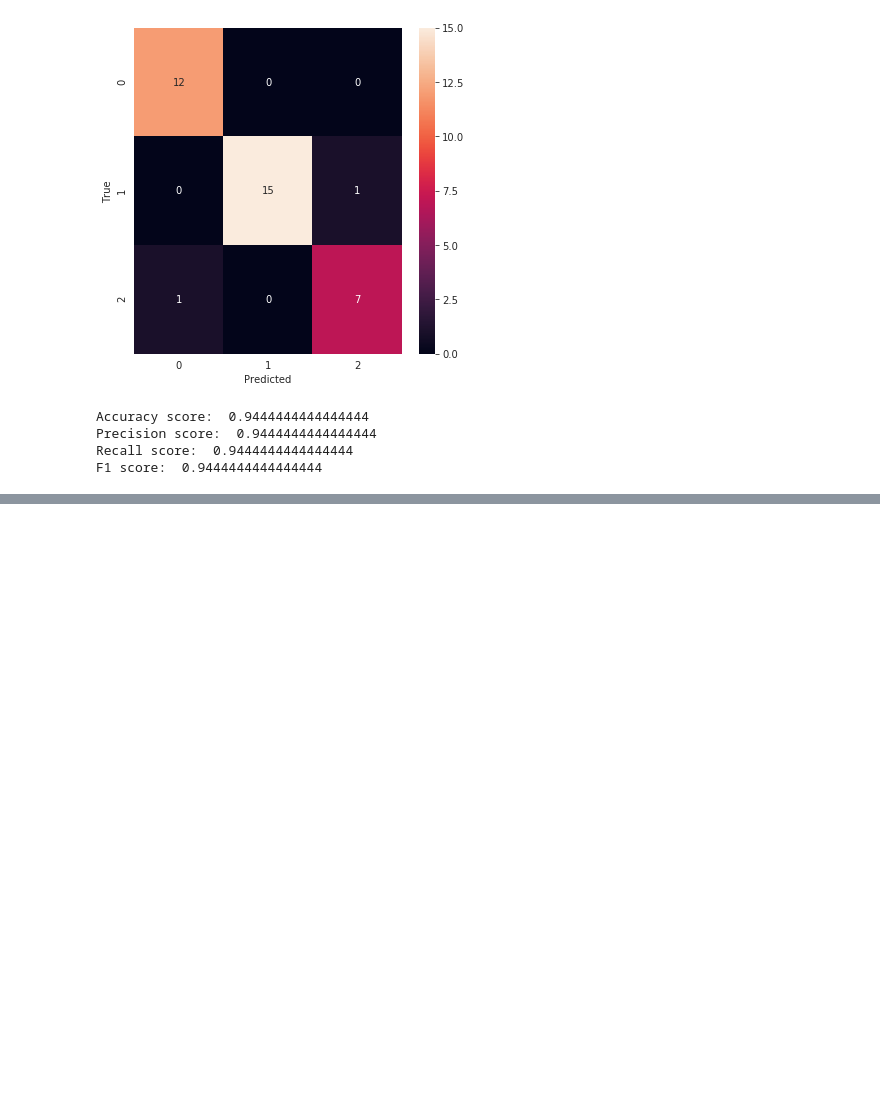
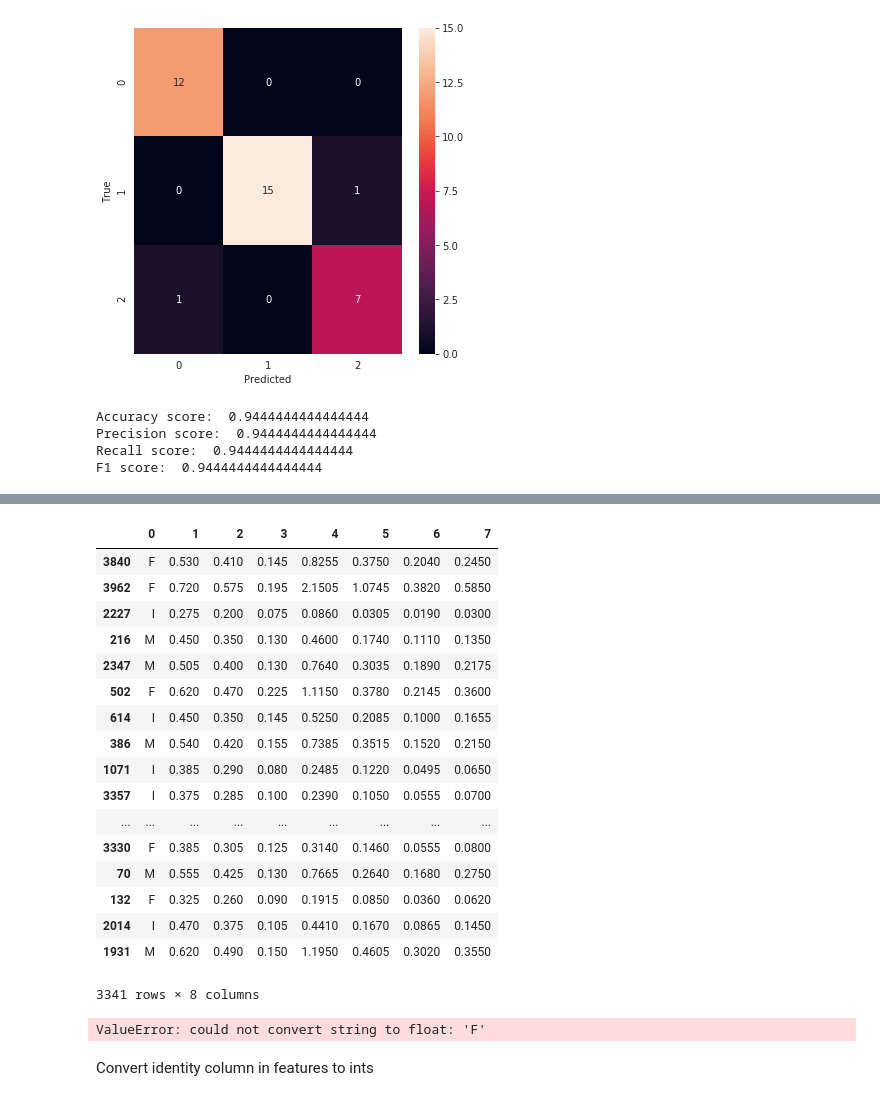
Before and after one commit to chriscross00/ml_py, a Jupyter notebook: naive_bayes/multinomial_nb.ipynb, the cells around one changed output, grey strips where cells are left out. Drawn from its saved outputs; the diff is of its cells as text; code cells hidden in the pictures; blank space fills up the shorter version.

```diff
--- a/naive_bayes/multinomial_nb.ipynb
+++ b/naive_bayes/multinomial_nb.ipynb
@@ -75,0 +88,29 @@ Convert target into 0-5.
+# %%
+X_train
+# %% [output]
+|  | 0 | 1 | 2 | 3 | 4 | 5 | 6 | 7 |
+| 3840 | F | 0.530 | 0.410 | 0.145 | 0.8255 | 0.3750 | 0.2040 | 0.2450 |
+| 3962 | F | 0.720 | 0.575 | 0.195 | 2.1505 | 1.0745 | 0.3820 | 0.5850 |
+| 2227 | I | 0.275 | 0.200 | 0.075 | 0.0860 | 0.0305 | 0.0190 | 0.0300 |
+| 216 | M | 0.450 | 0.350 | 0.130 | 0.4600 | 0.1740 | 0.1110 | 0.1350 |
+| 2347 | M | 0.505 | 0.400 | 0.130 | 0.7640 | 0.3035 | 0.1890 | 0.2175 |
+| 502 | F | 0.620 | 0.470 | 0.225 | 1.1150 | 0.3780 | 0.2145 | 0.3600 |
+| 614 | I | 0.450 | 0.350 | 0.145 | 0.5250 | 0.2085 | 0.1000 | 0.1655 |
+| 386 | M | 0.540 | 0.420 | 0.155 | 0.7385 | 0.3515 | 0.1520 | 0.2150 |
+| 1071 | I | 0.385 | 0.290 | 0.080 | 0.2485 | 0.1220 | 0.0495 | 0.0650 |
+| 3357 | I | 0.375 | 0.285 | 0.100 | 0.2390 | 0.1050 | 0.0555 | 0.0700 |
+| ... | ... | ... | ... | ... | ... | ... | ... | ... |
+| 3330 | F | 0.385 | 0.305 | 0.125 | 0.3140 | 0.1460 | 0.0555 | 0.0800 |
+| 70 | M | 0.555 | 0.425 | 0.130 | 0.7665 | 0.2640 | 0.1680 | 0.2750 |
+| 132 | F | 0.325 | 0.260 | 0.090 | 0.1915 | 0.0850 | 0.0360 | 0.0620 |
+| 2014 | I | 0.470 | 0.375 | 0.105 | 0.4410 | 0.1670 | 0.0865 | 0.1450 |
+| 1931 | M | 0.620 | 0.490 | 0.150 | 1.1950 | 0.4605 | 0.3020 | 0.3550 |
+3341 rows × 8 columns
+# %%
+m_nb = MultinomialNB()
+
+%time m_nb.fit(X_train, y_train)
+# %% [output]
+ValueError: could not convert string to float: 'F'
+# %% [markdown]
+Convert identity column in features to ints
```
Also changed, not shown: parts of 5 cells of this notebook.
